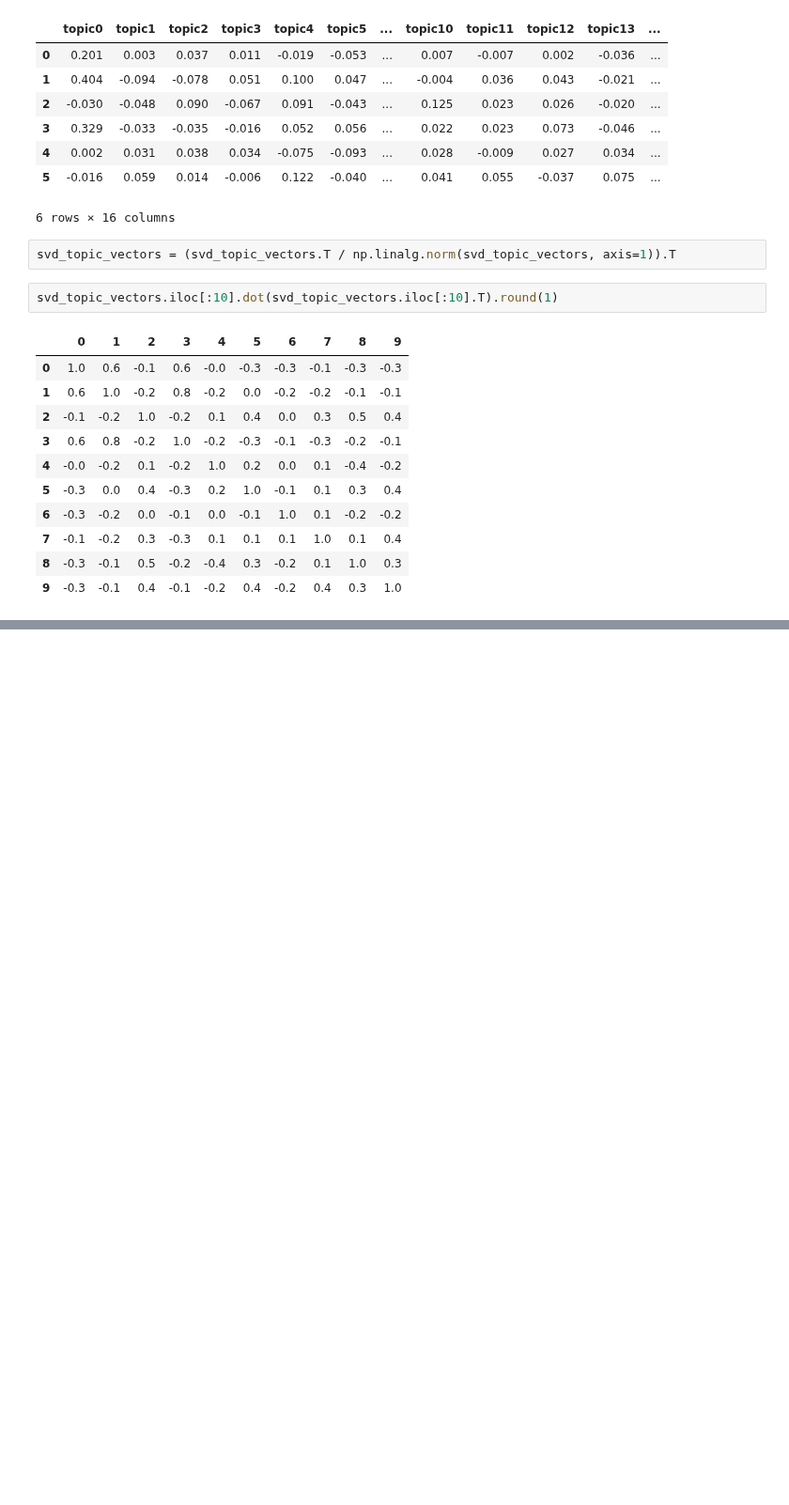
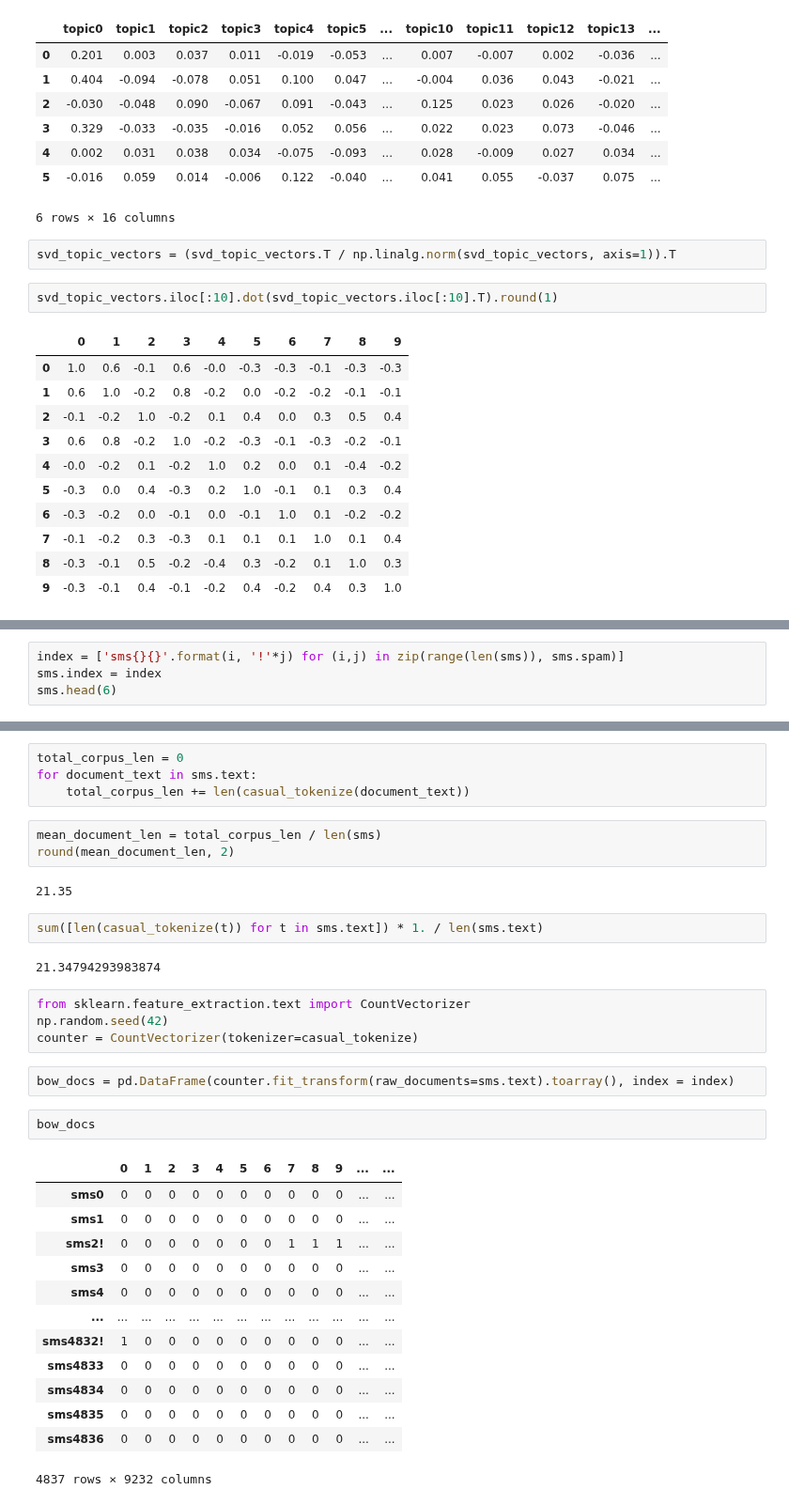
Before and after one commit to YeabinMoonEcon/BUS211, a Jupyter notebook: BUS243_NLP/homework_brainstorming/chapter4_code.ipynb, the cells around one changed output, grey strips where cells are left out. Shown at 94% size. Drawn from its saved outputs; the diff is of its cells as text; blank space fills up the shorter version.

```diff
--- a/BUS243_NLP/homework_brainstorming/chapter4_code.ipynb
+++ b/BUS243_NLP/homework_brainstorming/chapter4_code.ipynb
@@ -555,0 +558,4 @@ svd_topic_vectors.iloc[:10].dot(svd_topic_vectors.iloc[:10].T).round(1)
+# %%
+index = ['sms{}{}'.format(i, '!'*j) for (i,j) in zip(range(len(sms)), sms.spam)]
+sms.index = index
+sms.head(6)
@@ -555,0 +570,35 @@ svd_topic_vectors.iloc[:10].dot(svd_topic_vectors.iloc[:10].T).round(1)
+# %%
+total_corpus_len = 0
+for document_text in sms.text:
+    total_corpus_len += len(casual_tokenize(document_text))
+# %%
+mean_document_len = total_corpus_len / len(sms)
+round(mean_document_len, 2)
+# %% [output]
+21.35
+# %%
+sum([len(casual_tokenize(t)) for t in sms.text]) * 1. / len(sms.text)
+# %% [output]
+21.34794293983874
+# %%
+from sklearn.feature_extraction.text import CountVectorizer
+np.random.seed(42)
+counter = CountVectorizer(tokenizer=casual_tokenize)
+# %%
+bow_docs = pd.DataFrame(counter.fit_transform(raw_documents=sms.text).toarray(), index = index)
+# %%
+bow_docs
+# %% [output]
+|  | 0 | 1 | 2 | 3 | 4 | 5 | 6 | 7 | 8 | 9 | ... | ... |
+| sms0 | 0 | 0 | 0 | 0 | 0 | 0 | 0 | 0 | 0 | 0 | ... | ... |
+| sms1 | 0 | 0 | 0 | 0 | 0 | 0 | 0 | 0 | 0 | 0 | ... | ... |
+| sms2! | 0 | 0 | 0 | 0 | 0 | 0 | 0 | 1 | 1 | 1 | ... | ... |
+| sms3 | 0 | 0 | 0 | 0 | 0 | 0 | 0 | 0 | 0 | 0 | ... | ... |
+| sms4 | 0 | 0 | 0 | 0 | 0 | 0 | 0 | 0 | 0 | 0 | ... | ... |
+| ... | ... | ... | ... | ... | ... | ... | ... | ... | ... | ... | ... | ... |
+| sms4832! | 1 | 0 | 0 | 0 | 0 | 0 | 0 | 0 | 0 | 0 | ... | ... |
+| sms4833 | 0 | 0 | 0 | 0 | 0 | 0 | 0 | 0 | 0 | 0 | ... | ... |
+| sms4834 | 0 | 0 | 0 | 0 | 0 | 0 | 0 | 0 | 0 | 0 | ... | ... |
+| sms4835 | 0 | 0 | 0 | 0 | 0 | 0 | 0 | 0 | 0 | 0 | ... | ... |
+| sms4836 | 0 | 0 | 0 | 0 | 0 | 0 | 0 | 0 | 0 | 0 | ... | ... |
+4837 rows × 9232 columns
```
Also changed, not shown: parts of 28 cells of this notebook, 3 other files.
